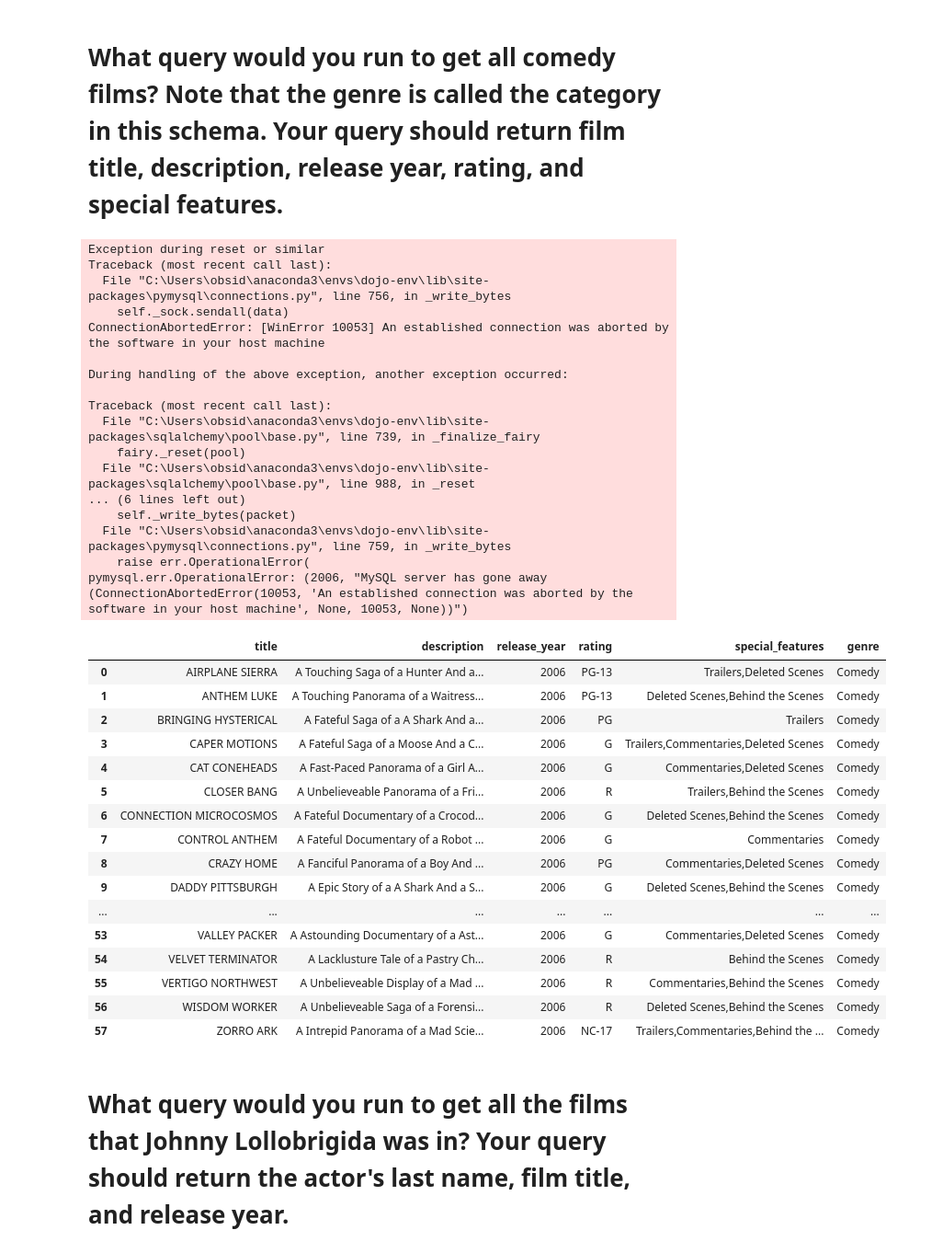
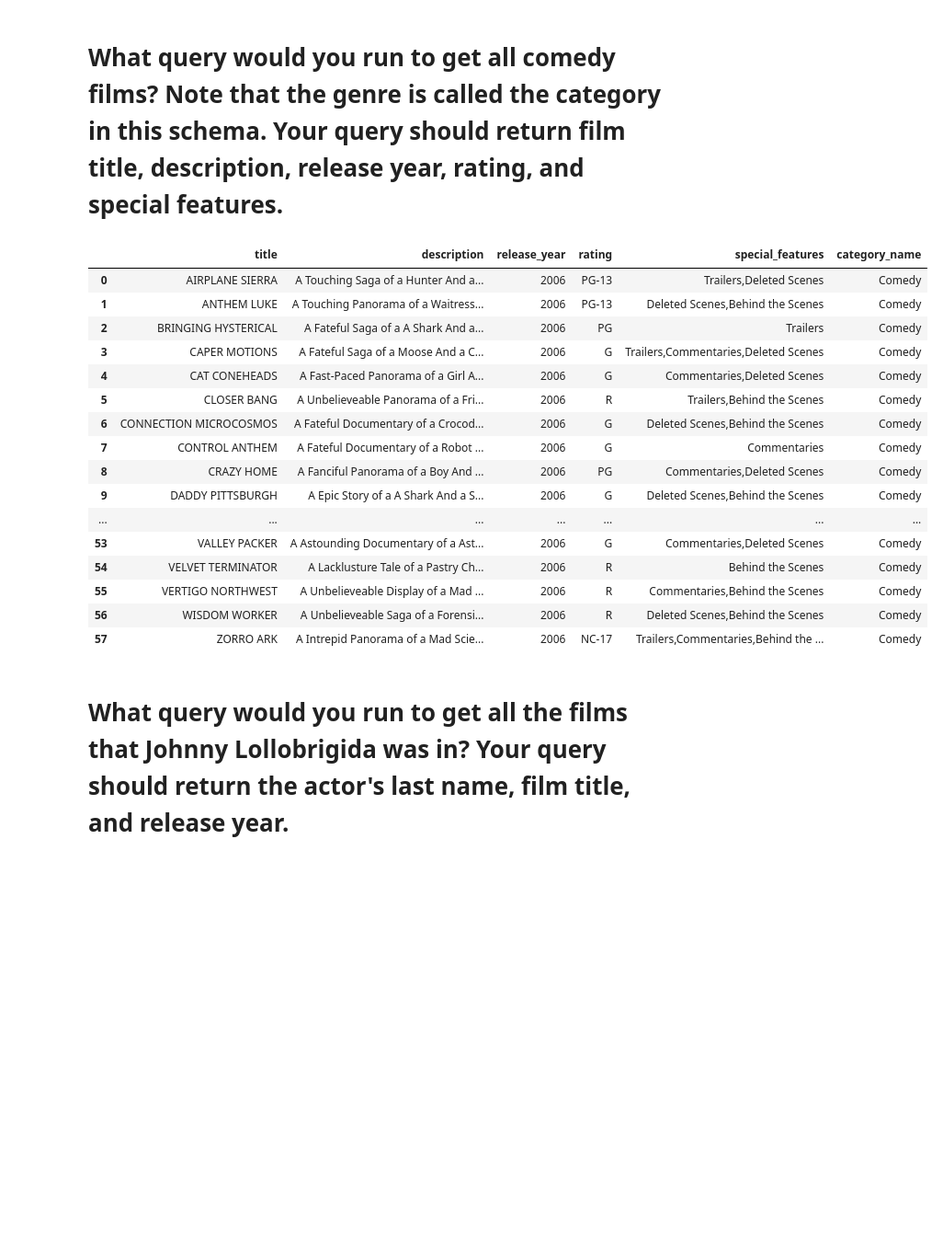
Before and after one commit to BrianArradondo/Sakila-Core, a Jupyter notebook: Sakila Core Brian Arradondo.ipynb, the cells around one changed output. Shown: that part at 92% size. Saved outputs shown, nothing was run; the diff lists cells and outputs as text; code cells hidden in the pictures; blank space fills up the shorter version.

```diff
--- a/Sakila Core Brian Arradondo.ipynb
+++ b/Sakila Core Brian Arradondo.ipynb
@@ -49,41 +49,22 @@ pd.read_sql(q,engine)
 # %% [markdown]
 # What query would you run to get all comedy films? Note that the genre is called the category in this schema. Your query should return film title, description, release year, rating, and special features.
 # %%
-q = """
-SELECT f.title,
-f.description,
-f.release_year,
-f.rating,
-f.special_features,
-c.name AS "genre"
-FROM film as f
-
+q="""SELECT
+film.title,
+film.description,
+film.release_year,
+film.rating,
+film.special_features,
+category.name AS category_name
 
 FROM film
 JOIN film_category ON film.film_id = film_category.film_id
 JOIN category ON category.category_id = film_category.category_id
-WHERE genre = 'Comedy';"""
+WHERE category.name = 'Comedy';"""
 
-pd.read_sql(q, engine)
+pd.read_sql(q,engine)
 # %% [output]
-Exception during reset or similar
-Traceback (most recent call last):
-  File "C:\Users\obsid\anaconda3\envs\dojo-env\lib\site-packages\pymysql\connections.py", line 756, in _write_bytes
-    self._sock.sendall(data)
-ConnectionAbortedError: [WinError 10053] An established connection was aborted by the software in your host machine
-
-During handling of the above exception, another exception occurred:
-
-Traceback (most recent call last):
-  File "C:\Users\obsid\anaconda3\envs\dojo-env\lib\site-packages\sqlalchemy\pool\base.py", line 739, in _finalize_fairy
-    fairy._reset(pool)
-  File "C:\Users\obsid\anaconda3\envs\dojo-env\lib\site-packages\sqlalchemy\pool\base.py", line 988, in _reset
-... (6 lines left out)
-    self._write_bytes(packet)
-  File "C:\Users\obsid\anaconda3\envs\dojo-env\lib\site-packages\pymysql\connections.py", line 759, in _write_bytes
-    raise err.OperationalError(
-pymysql.err.OperationalError: (2006, "MySQL server has gone away (ConnectionAbortedError(10053, 'An established connection was aborted by the software in your host machine', None, 10053, None))")
-|  | title | description | release_year | rating | special_features | genre |
+|  | title | description | release_year | rating | special_features | category_name |
 | 0 | AIRPLANE SIERRA | A Touching Saga of a Hunter And a... | 2006 | PG-13 | Trailers,Deleted Scenes | Comedy |
 | 1 | ANTHEM LUKE | A Touching Panorama of a Waitress... | 2006 | PG-13 | Deleted Scenes,Behind the Scenes | Comedy |
 | 2 | BRINGING HYSTERICAL | A Fateful Saga of a A Shark And a... | 2006 | PG | Trailers | Comedy |
```
Also changed, not shown: parts of 1 cell of this notebook.
